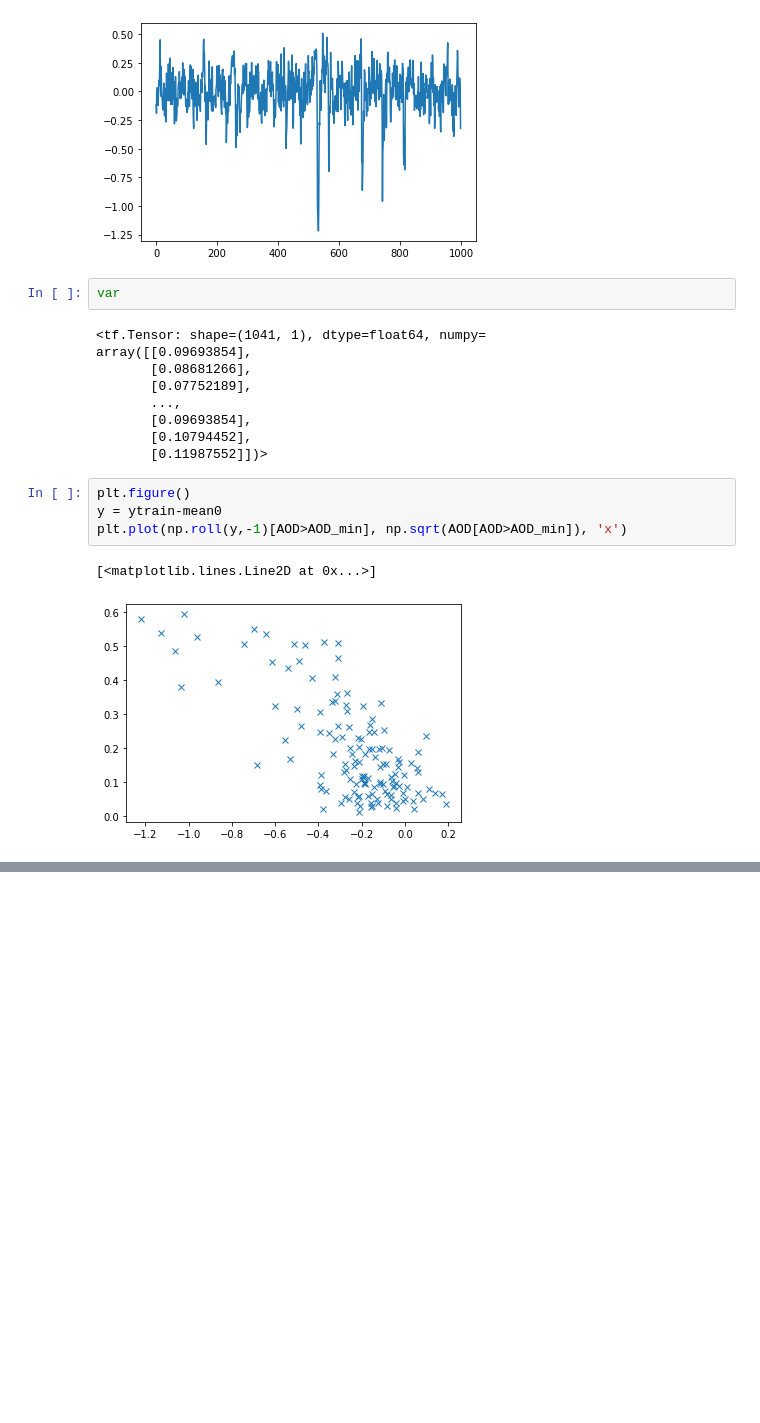
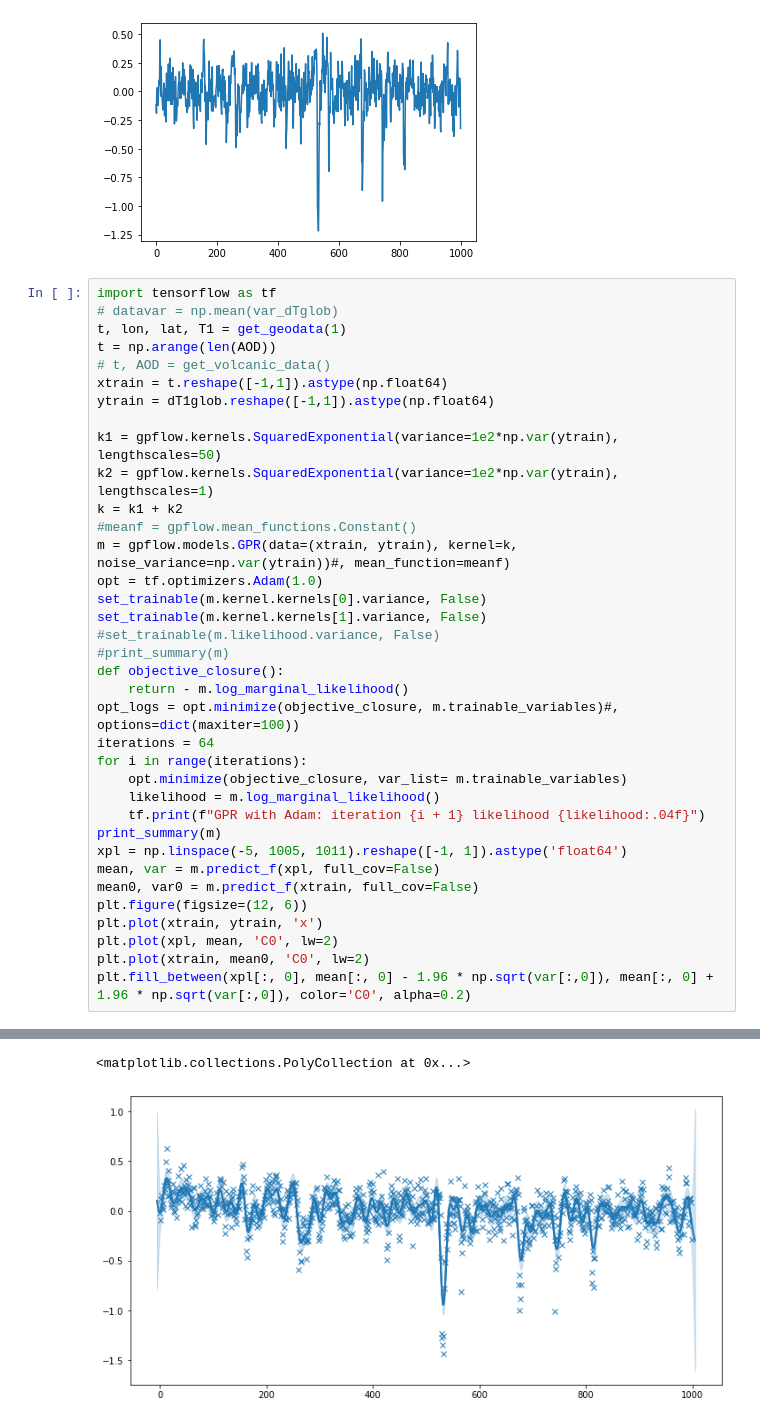
Before and after one commit to HIDA-Datathon/team_bayes, a Jupyter notebook: team_bayes.ipynb, the cells around one changed output, grey strips where cells are left out. Saved outputs shown, nothing was run; the diff lists cells and outputs as text; blank space fills up the shorter version.

```diff
--- a/team_bayes.ipynb
+++ b/team_bayes.ipynb
@@ -358,21 +373,40 @@ plt.plot(xtrain, ytrain-mean0)
 [<matplotlib.lines.Line2D at 0x...>]
 [figure]
 [figure]
-# %%
-var
-# %% [output]
-<tf.Tensor: shape=(1041, 1), dtype=float64, numpy=
-array([[0.09693854],
-       [0.08681266],
-       [0.07752189],
-       ...,
-       [0.09693854],
-       [0.10794452],
-       [0.11987552]])>
-# %%
-plt.figure()
-y = ytrain-mean0
-plt.plot(np.roll(y,-1)[AOD>AOD_min], np.sqrt(AOD[AOD>AOD_min]), 'x')
-# %% [output]
-[<matplotlib.lines.Line2D at 0x...>]
-[figure, removed]
+# %%
+import tensorflow as tf
+# datavar = np.mean(var_dTglob)
+t, lon, lat, T1 = get_geodata(1)
+t = np.arange(len(AOD))
+# t, AOD = get_volcanic_data()
+xtrain = t.reshape([-1,1]).astype(np.float64)
+ytrain = dT1glob.reshape([-1,1]).astype(np.float64)
+
+k1 = gpflow.kernels.SquaredExponential(variance=1e2*np.var(ytrain), lengthscales=50)
+k2 = gpflow.kernels.SquaredExponential(variance=1e2*np.var(ytrain), lengthscales=1)
+k = k1 + k2
+#meanf = gpflow.mean_functions.Constant()
+m = gpflow.models.GPR(data=(xtrain, ytrain), kernel=k, noise_variance=np.var(ytrain))#, mean_function=meanf)
+opt = tf.optimizers.Adam(1.0)
+set_trainable(m.kernel.kernels[0].variance, False)
+set_trainable(m.kernel.kernels[1].variance, False)
+#set_trainable(m.likelihood.variance, False)
+#print_summary(m)
+def objective_closure():
+    return - m.log_marginal_likelihood()
+opt_logs = opt.minimize(objective_closure, m.trainable_variables)#, options=dict(maxiter=100))
+iterations = 64
+for i in range(iterations):
+    opt.minimize(objective_closure, var_list= m.trainable_variables)
+    likelihood = m.log_marginal_likelihood()
+    tf.print(f"GPR with Adam: iteration {i + 1} likelihood {likelihood:.04f}")
+print_summary(m)
+xpl = np.linspace(-5, 1005, 1011).reshape([-1, 1]).astype('float64')
+mean, var = m.predict_f(xpl, full_cov=False)
+mean0, var0 = m.predict_f(xtrain, full_cov=False)
+plt.figure(figsize=(12, 6))
+plt.plot(xtrain, ytrain, 'x')
+plt.plot(xpl, mean, 'C0', lw=2)
+plt.plot(xtrain, mean0, 'C0', lw=2)
+plt.fill_between(xpl[:, 0], mean[:, 0] - 1.96 * np.sqrt(var[:,0]), mean[:, 0] + 1.96 * np.sqrt(var[:,0]), color='C0', alpha=0.2)
+# %% [output]
@@ -378,0 +430,2 @@ plt.plot(np.roll(y,-1)[AOD>AOD_min], np.sqrt(AOD[AOD>AOD_min]), 'x')
+<matplotlib.collections.PolyCollection at 0x...>
+[figure, added]
```
Also changed, not shown: parts of 7 cells of this notebook, 1 other file.
